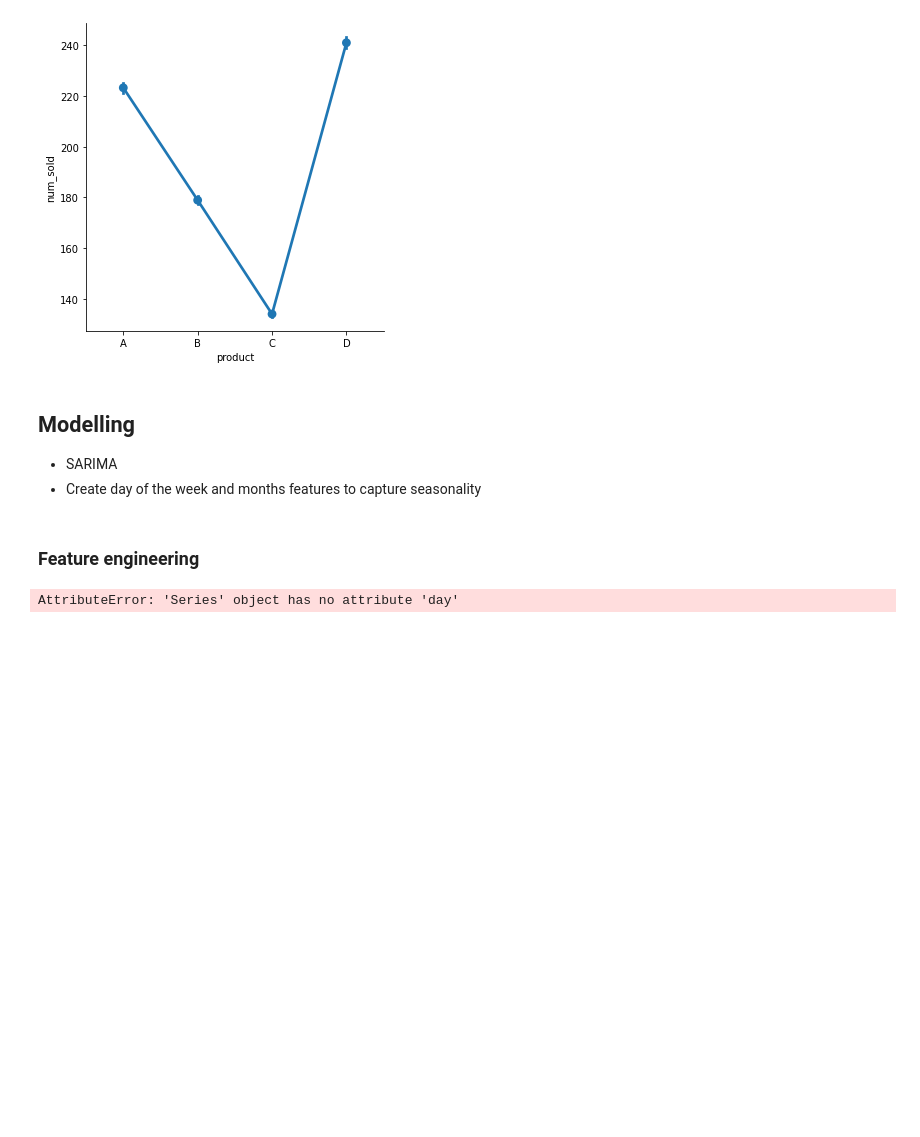
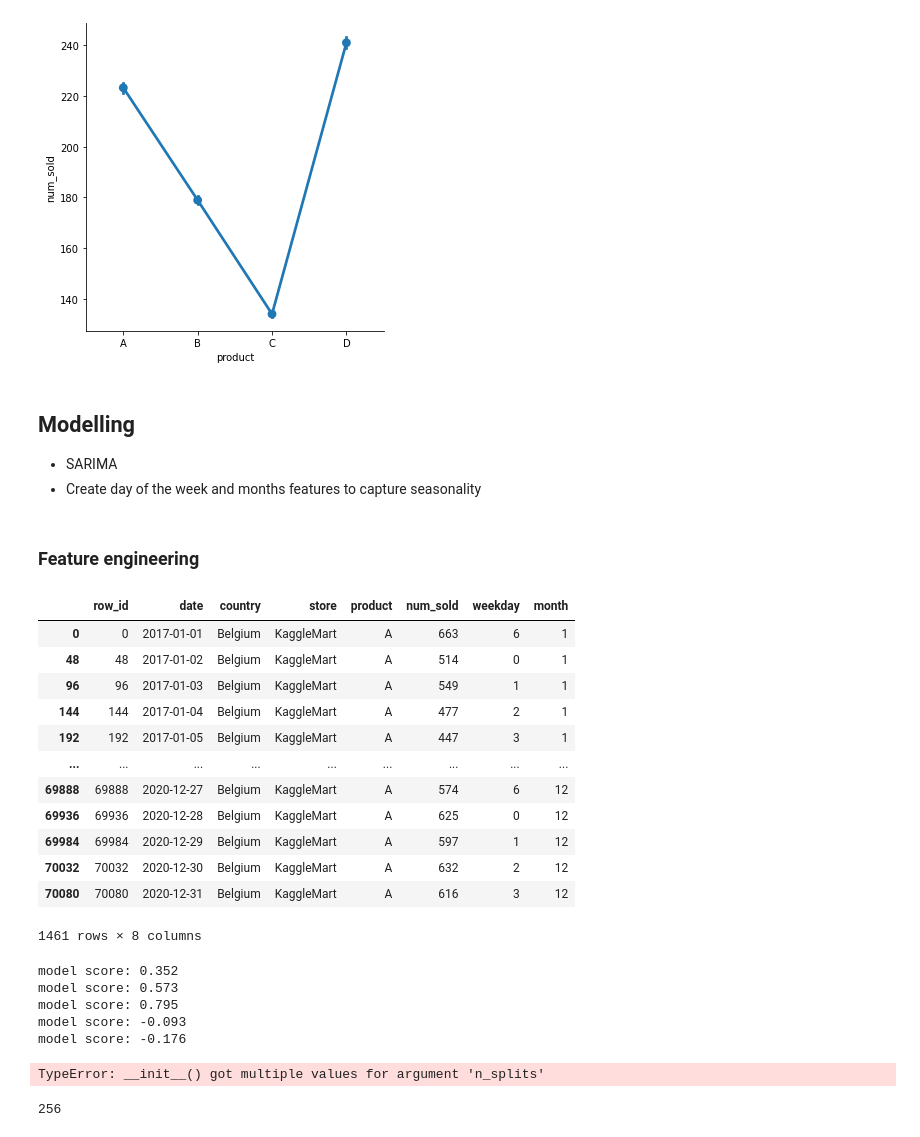
Before and after one commit to pmnry/KaggleSept, a Jupyter notebook: septembertabularplayground.ipynb, the cells around one changed output. Cells and saved outputs as stored; diff of their text form; code cells hidden in the pictures; blank space fills up the shorter version.

```diff
--- a/septembertabularplayground.ipynb
+++ b/septembertabularplayground.ipynb
@@ -211,7 +231,24 @@ sns.catplot(x="product", y="num_sold", kind="point", data=train)
 * Create day of the week and months features to capture seasonality
 # %% [markdown]
 ### Feature engineering
-# %%
-train.date.day
-# %% [output]
-AttributeError: 'Series' object has no attribute 'day'
+# %%
+train['weekday'] = dt.apply(lambda x: x.weekday())
+train['month'] = dt.apply(lambda x: x.month)
+# %%
+df = train[(train['country'] == 'Belgium') & (train['store'] == 'KaggleMart') & (train['product'] == 'A')]
+# %%
+df
+# %% [output]
+|  | row_id | date | country | store | product | num_sold | weekday | month |
+| 0 | 0 | 2017-01-01 | Belgium | KaggleMart | A | 663 | 6 | 1 |
+| 48 | 48 | 2017-01-02 | Belgium | KaggleMart | A | 514 | 0 | 1 |
+| 96 | 96 | 2017-01-03 | Belgium | KaggleMart | A | 549 | 1 | 1 |
+| 144 | 144 | 2017-01-04 | Belgium | KaggleMart | A | 477 | 2 | 1 |
+| 192 | 192 | 2017-01-05 | Belgium | KaggleMart | A | 447 | 3 | 1 |
+| ... | ... | ... | ... | ... | ... | ... | ... | ... |
+| 69888 | 69888 | 2020-12-27 | Belgium | KaggleMart | A | 574 | 6 | 12 |
+| 69936 | 69936 | 2020-12-28 | Belgium | KaggleMart | A | 625 | 0 | 12 |
+| 69984 | 69984 | 2020-12-29 | Belgium | KaggleMart | A | 597 | 1 | 12 |
+| 70032 | 70032 | 2020-12-30 | Belgium | KaggleMart | A | 632 | 2 | 12 |
+| 70080 | 70080 | 2020-12-31 | Belgium | KaggleMart | A | 616 | 3 | 12 |
+1461 rows × 8 columns
@@ -217,0 +257,33 @@ AttributeError: 'Series' object has no attribute 'day'
+# %%
+for train_idx, test_idx in tscv.split(X):
+    clf.fit(X.iloc[train_idx], y.iloc[train_idx])
+    print("model score: %.3f" % clf.score(X.iloc[test_idx], y.iloc[test_idx]))
+# %% [output]
+model score: 0.352
+model score: 0.573
+model score: 0.795
+model score: -0.093
+model score: -0.176
+# %%
+X = df[["country","product","weekday","month"]]
+y = df["num_sold"]
+
+categorical_features = ["country","product","weekday","month"]
+categorical_transformer = OneHotEncoder(handle_unknown="ignore")
+
+preprocessor = ColumnTransformer(
+    transformers=[
+        ("cat", categorical_transformer, categorical_features),
+    ]
+)
+
+clf = Pipeline(
+    steps=[("preprocessor", preprocessor), ("classifier", GradientBoostingRegressor())]
+)
+
+X_train, X_test, y_train, y_test = TimeSeriesSplit(X, y, n_splits=4, random_state=0)
+
+clf.fit(X_train, y_train)
+print("model score: %.3f" % clf.score(X_test, y_test))
+# %% [output]
+TypeError: __init__() got multiple values for argument 'n_splits'
@@ -217,0 +319,13 @@ AttributeError: 'Series' object has no attribute 'day'
+# %%
+p = range(0, 4, 1)
+d = 1
+q = range(0, 4, 1)
+P = range(0, 4, 1)
+D = 1
+Q = range(0, 4, 1)
+s = 4
+parameters = product(p, q, P, Q)
+parameters_list = list(parameters)
+print(len(parameters_list))
+# %% [output]
+256
```
Also changed, not shown: parts of 7 cells of this notebook.
